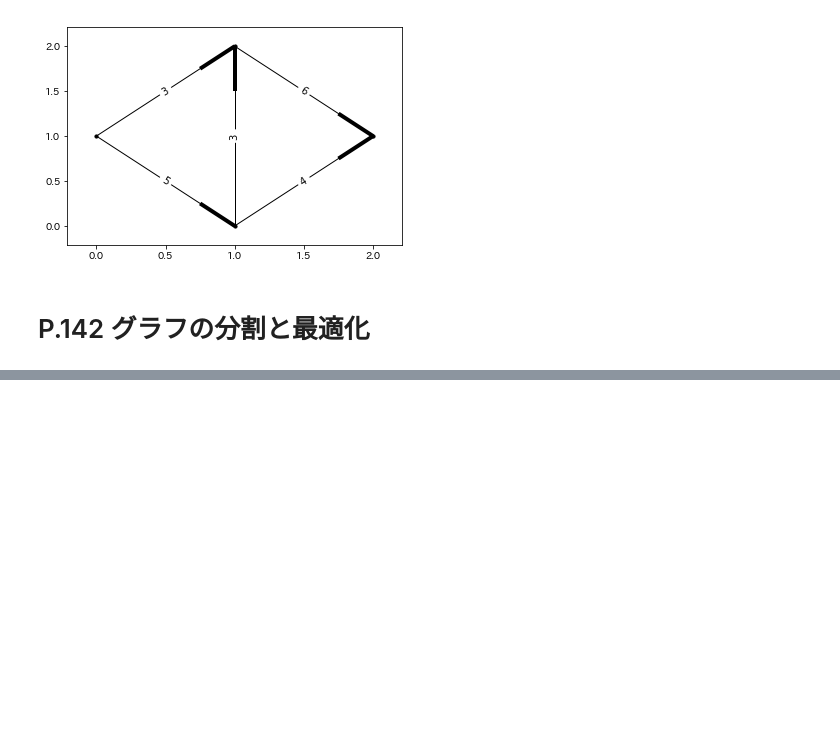
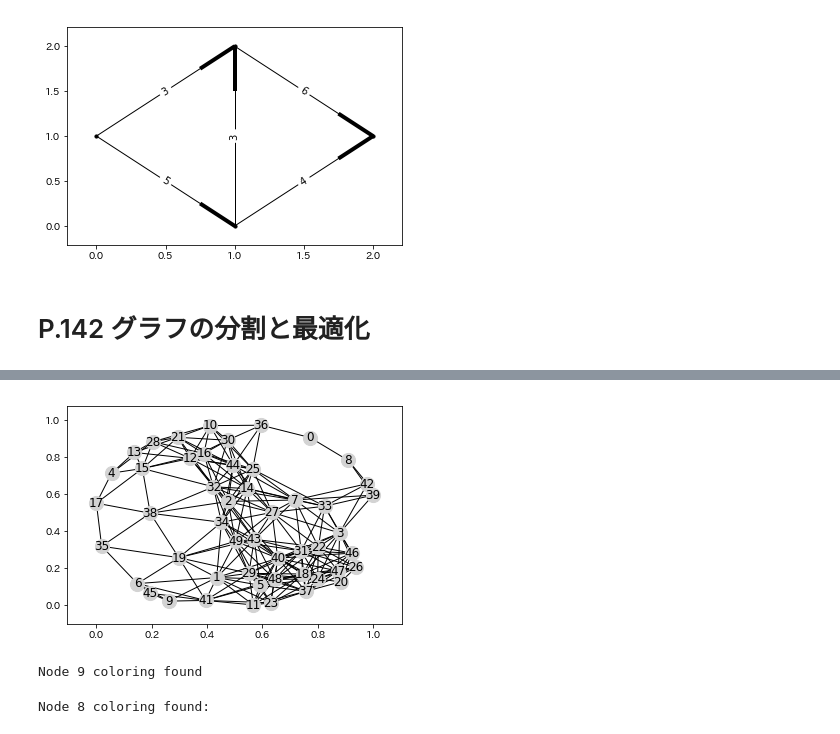
Before and after one commit to tetra00/python_numerical_optimization, a Jupyter notebook: Section4_GraphOptimiztion.ipynb, the cells around one changed output, grey strips where cells are left out. Cells and saved outputs as stored; diff of their text form; code cells hidden in the pictures; blank space fills up the shorter version.

```diff
--- a/Section4_GraphOptimiztion.ipynb
+++ b/Section4_GraphOptimiztion.ipynb
@@ -581,0 +756,18 @@ nx.draw_networkx_edge_labels(G, pos=pos, edge_labels = edge_labels, width=5)
+# %%
+import random
+random.seed(1)
+
+G = nx.random_geometric_graph(50, 0.3)
+
+p = nx.spring_layout(G,iterations=500)
+nx.draw_networkx(G, pos=p, node_color='lightgrey', node_size=200)
+# %% [output]
+[figure, added]
+# %%
+welsh_powell(G)
+# %% [output]
+Node 9 coloring found
+# %%
+node_coloring(G)
+# %% [output]
+Node 8 coloring found:
```
Also changed, not shown: parts of 12 cells of this notebook, 1 other file.
